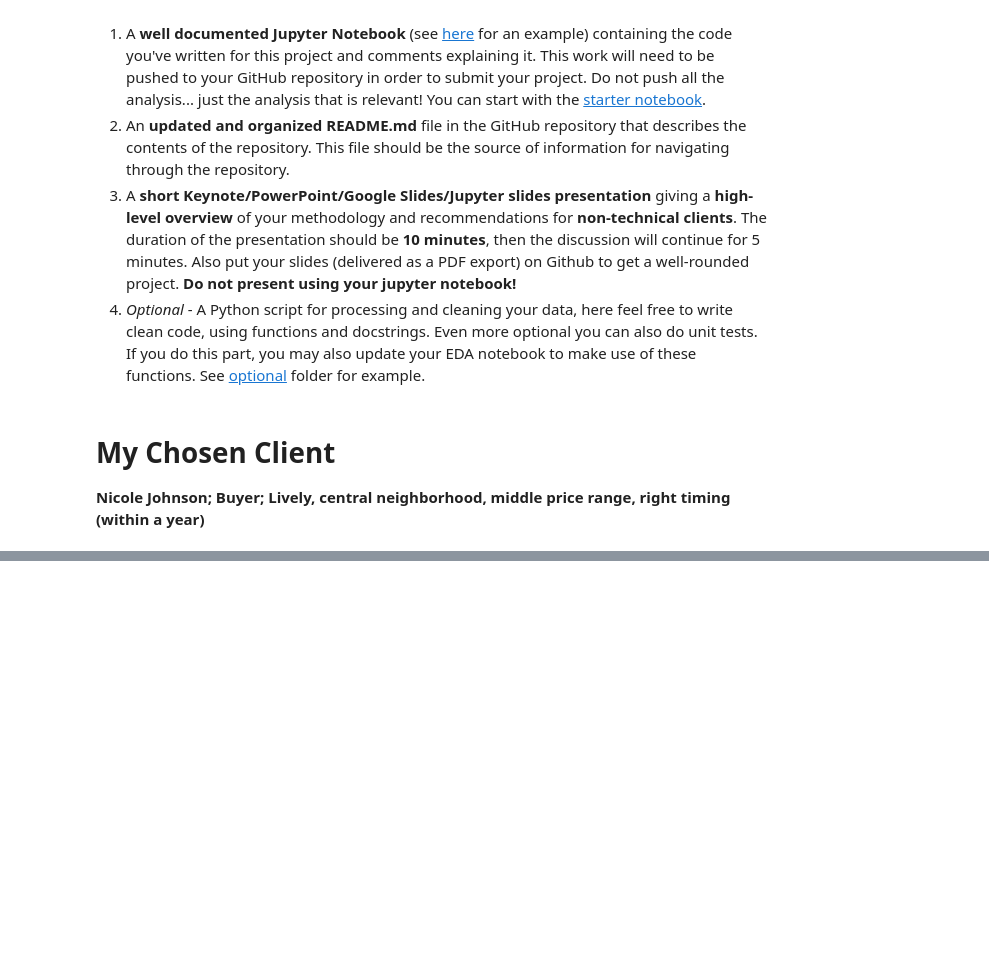
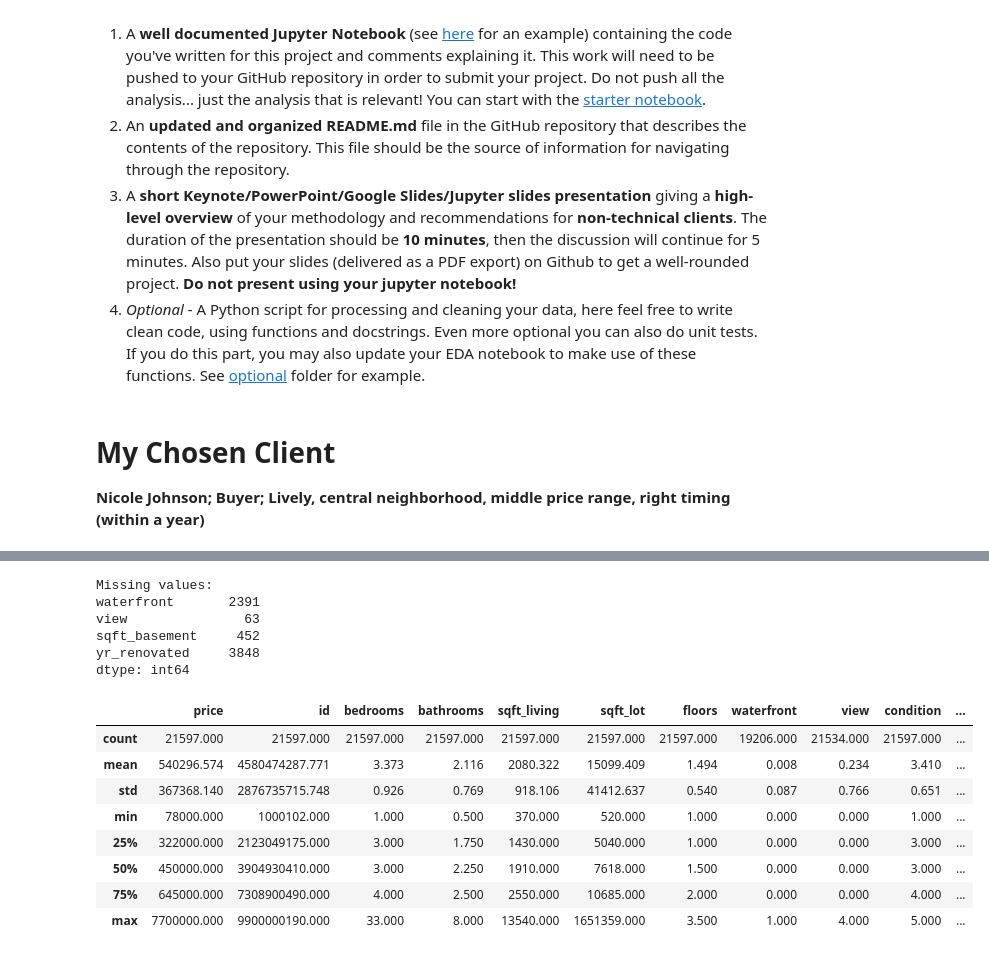
Before and after one commit to QuocDatTranHa/eda-project, a Jupyter notebook: EDA.ipynb, the cells around one changed output, grey strips where cells are left out. Cells and saved outputs as stored; diff of their text form; code cells hidden in the pictures; blank space fills up the shorter version.

```diff
--- a/EDA.ipynb
+++ b/EDA.ipynb
@@ -83,0 +192,25 @@ My Hypotheses for my Client Nicole Johnson are:
+# %%
+# Missing values
+missing = df.isnull().sum()
+print(f"Missing values:\n{missing[missing > 0]}")
+# %% [output]
+Missing values:
+waterfront       2391
+view               63
+sqft_basement     452
+yr_renovated     3848
+dtype: int64
+# %%
+# Columns statistics
+
+df.describe()
+# %% [output]
+|  | price | id | bedrooms | bathrooms | sqft_living | sqft_lot | floors | waterfront | view | condition | ... |
+| count | 21597.000 | 21597.000 | 21597.000 | 21597.000 | 21597.000 | 21597.000 | 21597.000 | 19206.000 | 21534.000 | 21597.000 | ... |
+| mean | 540296.574 | 4580474287.771 | 3.373 | 2.116 | 2080.322 | 15099.409 | 1.494 | 0.008 | 0.234 | 3.410 | ... |
+| std | 367368.140 | 2876735715.748 | 0.926 | 0.769 | 918.106 | 41412.637 | 0.540 | 0.087 | 0.766 | 0.651 | ... |
+| min | 78000.000 | 1000102.000 | 1.000 | 0.500 | 370.000 | 520.000 | 1.000 | 0.000 | 0.000 | 1.000 | ... |
+| 25% | 322000.000 | 2123049175.000 | 3.000 | 1.750 | 1430.000 | 5040.000 | 1.000 | 0.000 | 0.000 | 3.000 | ... |
+| 50% | 450000.000 | 3904930410.000 | 3.000 | 2.250 | 1910.000 | 7618.000 | 1.500 | 0.000 | 0.000 | 3.000 | ... |
+| 75% | 645000.000 | 7308900490.000 | 4.000 | 2.500 | 2550.000 | 10685.000 | 2.000 | 0.000 | 0.000 | 4.000 | ... |
+| max | 7700000.000 | 9900000190.000 | 33.000 | 8.000 | 13540.000 | 1651359.000 | 3.500 | 1.000 | 4.000 | 5.000 | ... |
```
Also changed, not shown: parts of 7 cells of this notebook, 2 other files.
